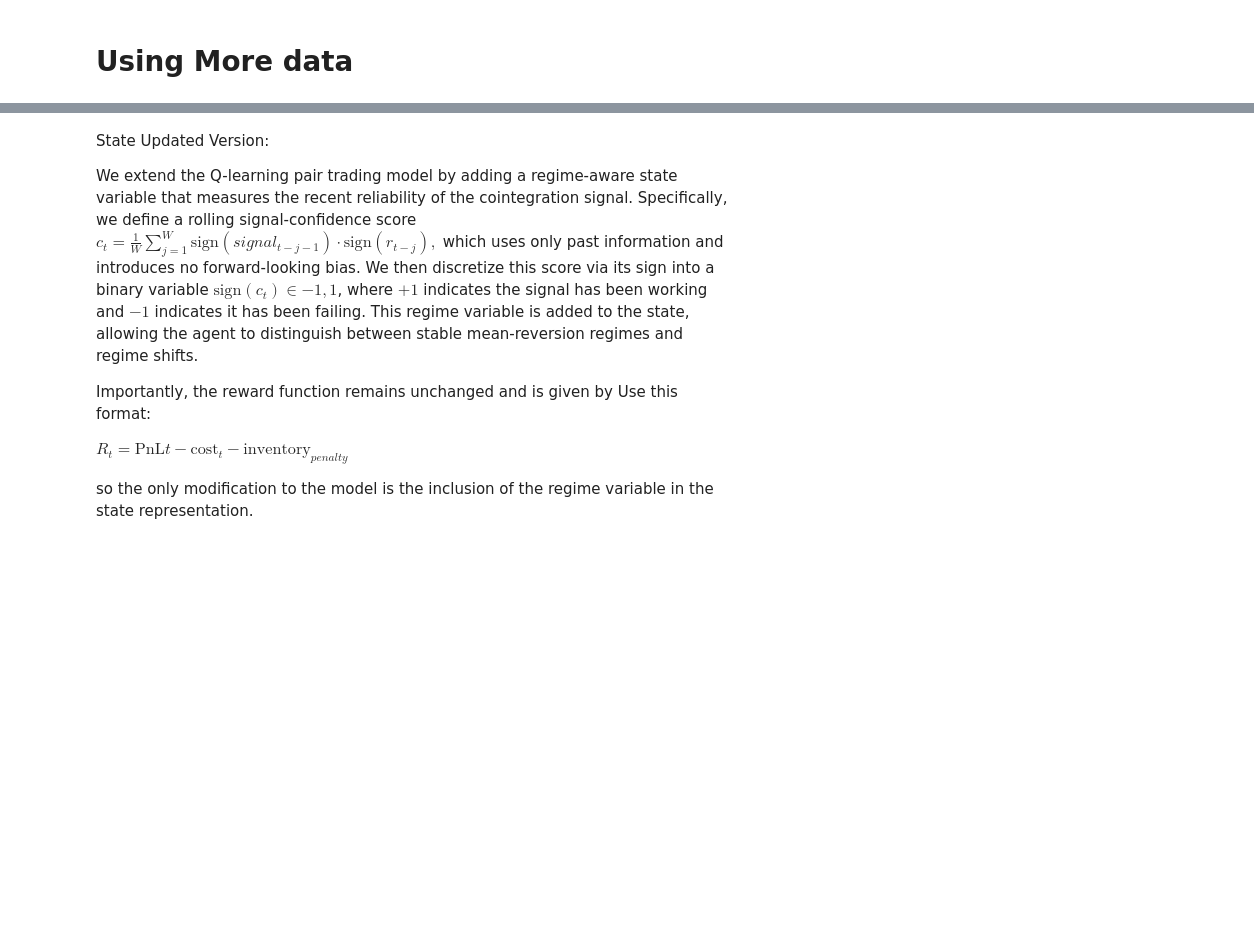
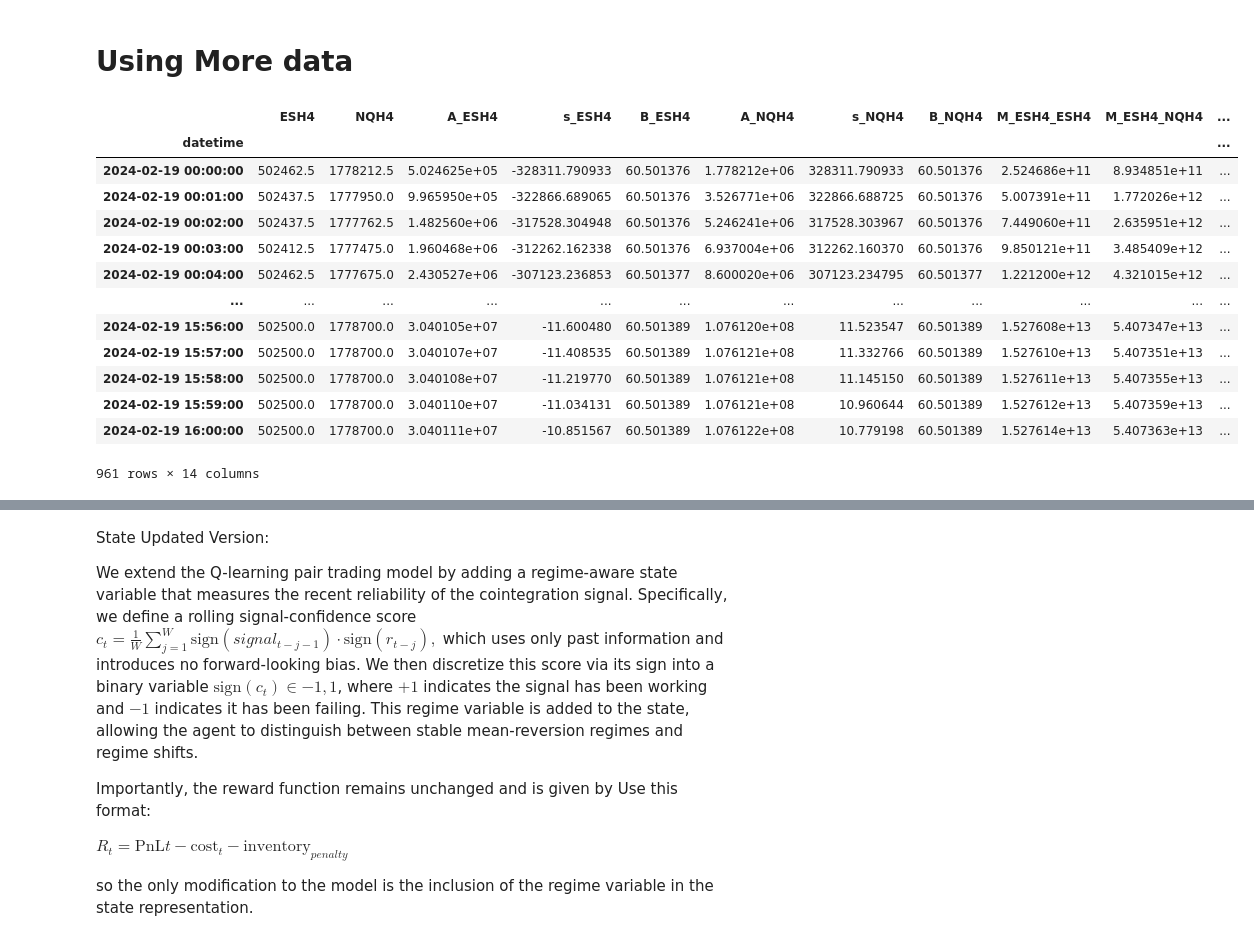
Before and after one commit to Cerinayao/RLHFT, a Jupyter notebook: notebooks/exploration.ipynb, the cells around one changed output, grey strips where cells are left out. Saved outputs shown, nothing was run; the diff lists cells and outputs as text; code cells hidden in the pictures; blank space fills up the shorter version.

```diff
--- a/notebooks/exploration.ipynb
+++ b/notebooks/exploration.ipynb
@@ -1001,6 +1045,28 @@ def plot_trading_time_cum(cum: pd.Series, title: str):
     ax.grid(axis="y", linestyle=":", alpha=0.4)
 
     plt.show()
+# %%
+cols = ["ESH4", "NQH4"]
+df_state_all = df_state_all[
+    np.isfinite(df_state_all[cols]).all(axis=1) &
+    (df_state_all[cols] != 0).all(axis=1)
+].copy()
+df_state_all
+# %% [output]
+|  | ESH4 | NQH4 | A_ESH4 | s_ESH4 | B_ESH4 | A_NQH4 | s_NQH4 | B_NQH4 | M_ESH4_ESH4 | M_ESH4_NQH4 | ... |
+| datetime |  |  |  |  |  |  |  |  |  |  | ... |
+| 2024-02-19 00:00:00 | 502462.5 | 1778212.5 | 5.024625e+05 | -328311.790933 | 60.501376 | 1.778212e+06 | 328311.790933 | 60.501376 | 2.524686e+11 | 8.934851e+11 | ... |
+| 2024-02-19 00:01:00 | 502437.5 | 1777950.0 | 9.965950e+05 | -322866.689065 | 60.501376 | 3.526771e+06 | 322866.688725 | 60.501376 | 5.007391e+11 | 1.772026e+12 | ... |
+| 2024-02-19 00:02:00 | 502437.5 | 1777762.5 | 1.482560e+06 | -317528.304948 | 60.501376 | 5.246241e+06 | 317528.303967 | 60.501376 | 7.449060e+11 | 2.635951e+12 | ... |
+| 2024-02-19 00:03:00 | 502412.5 | 1777475.0 | 1.960468e+06 | -312262.162338 | 60.501376 | 6.937004e+06 | 312262.160370 | 60.501376 | 9.850121e+11 | 3.485409e+12 | ... |
+| 2024-02-19 00:04:00 | 502462.5 | 1777675.0 | 2.430527e+06 | -307123.236853 | 60.501377 | 8.600020e+06 | 307123.234795 | 60.501377 | 1.221200e+12 | 4.321015e+12 | ... |
+| ... | ... | ... | ... | ... | ... | ... | ... | ... | ... | ... | ... |
+| 2024-02-19 15:56:00 | 502500.0 | 1778700.0 | 3.040105e+07 | -11.600480 | 60.501389 | 1.076120e+08 | 11.523547 | 60.501389 | 1.527608e+13 | 5.407347e+13 | ... |
+| 2024-02-19 15:57:00 | 502500.0 | 1778700.0 | 3.040107e+07 | -11.408535 | 60.501389 | 1.076121e+08 | 11.332766 | 60.501389 | 1.527610e+13 | 5.407351e+13 | ... |
+| 2024-02-19 15:58:00 | 502500.0 | 1778700.0 | 3.040108e+07 | -11.219770 | 60.501389 | 1.076121e+08 | 11.145150 | 60.501389 | 1.527611e+13 | 5.407355e+13 | ... |
+| 2024-02-19 15:59:00 | 502500.0 | 1778700.0 | 3.040110e+07 | -11.034131 | 60.501389 | 1.076121e+08 | 10.960644 | 60.501389 | 1.527612e+13 | 5.407359e+13 | ... |
+| 2024-02-19 16:00:00 | 502500.0 | 1778700.0 | 3.040111e+07 | -10.851567 | 60.501389 | 1.076122e+08 | 10.779198 | 60.501389 | 1.527614e+13 | 5.407363e+13 | ... |
+961 rows × 14 columns
 # %%
 sym_active, df_mid_all, df_state_all = run_multiday_pipeline_concat(
     db,
```
Also changed, not shown: parts of 9 cells of this notebook, 1 other file.
